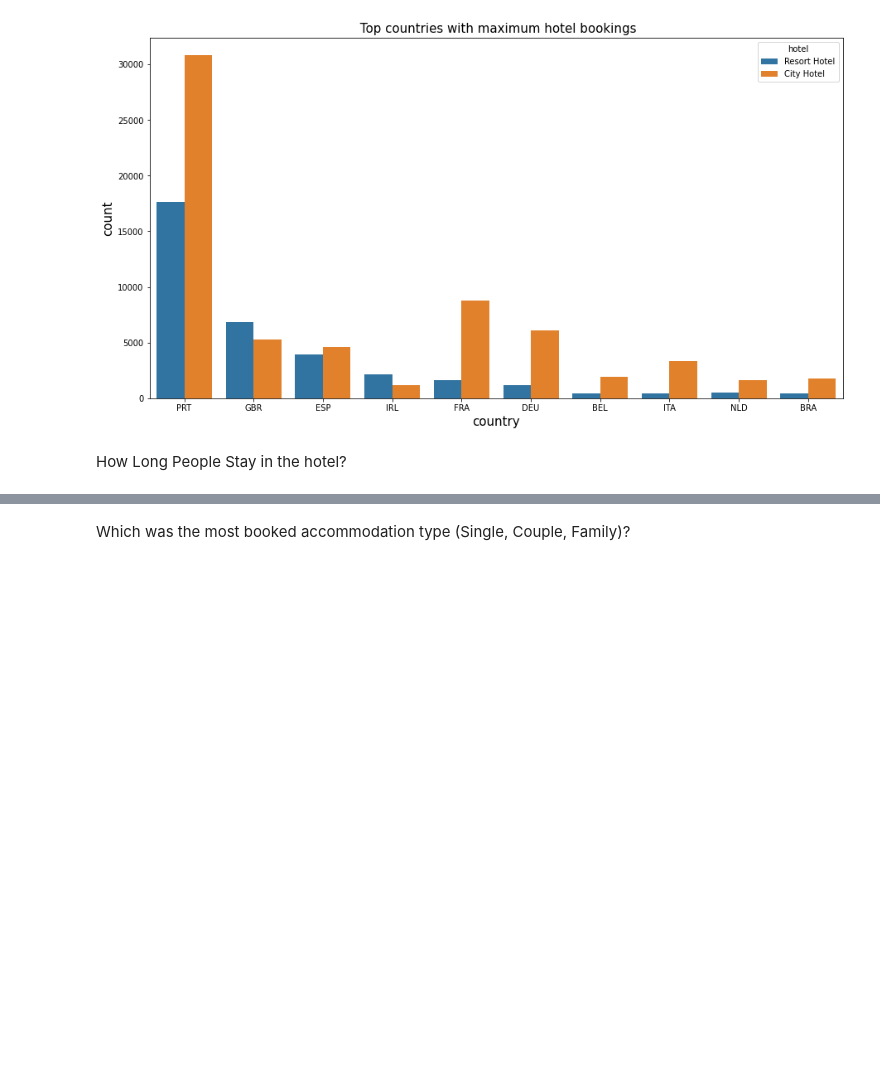
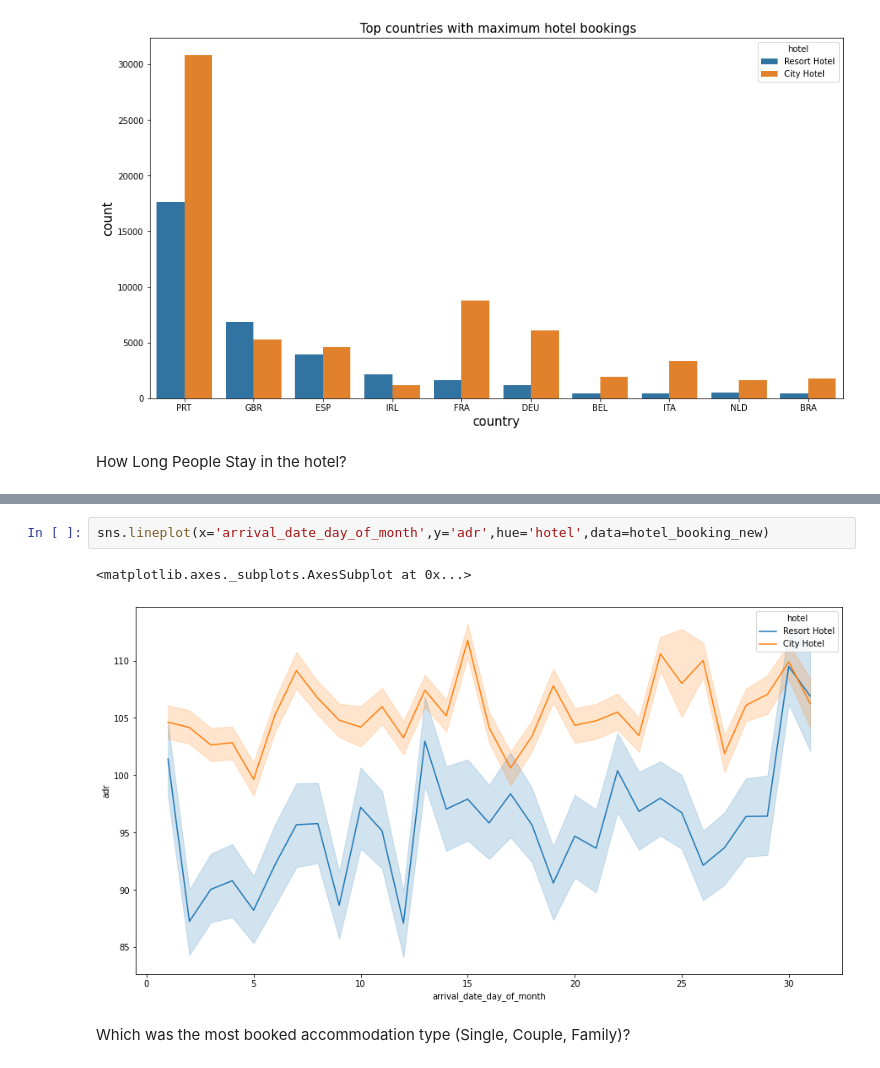
Before and after one commit to Souvik0651/hotel_booking_analysis, a Jupyter notebook: Hotel_Booking_Analysis_Souvik_Capstone_Project.ipynb, the cells around one changed output, grey strips where cells are left out. Cells and saved outputs as stored; diff of their text form; blank space fills up the shorter version.

```diff
--- a/Hotel_Booking_Analysis_Souvik_Capstone_Project.ipynb
+++ b/Hotel_Booking_Analysis_Souvik_Capstone_Project.ipynb
@@ -289,3 +367,8 @@ Name: hotel, Length: 80, dtype: object
+# %%
+sns.lineplot(x='arrival_date_day_of_month',y='adr',hue='hotel',data=hotel_booking_new)
+# %% [output]
+<matplotlib.axes._subplots.AxesSubplot at 0x...>
+[figure, added]
 # %% [markdown]
 Which was the most booked accommodation type (Single, Couple, Family)?
 # %% [markdown]
```
Also changed, not shown: parts of 13 cells of this notebook.
